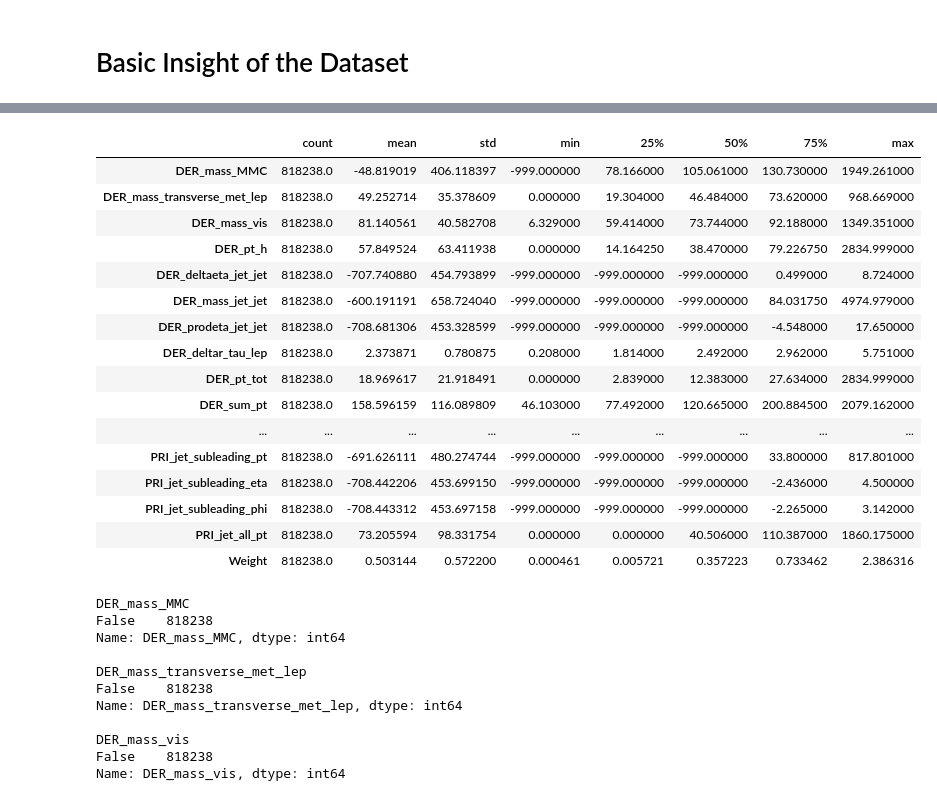
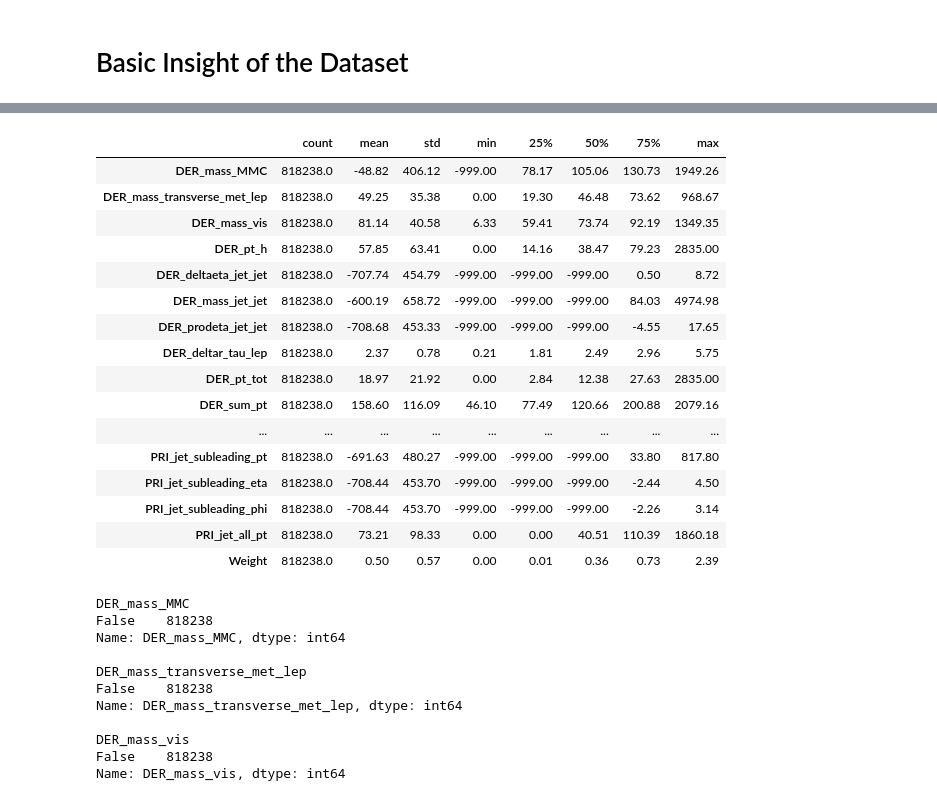
Before and after one commit to Brighton94/higgs-boson-machine-learning-project, a Jupyter notebook: atlas_higgs_challenge.ipynb, the cells around one changed output, grey strips where cells are left out. Saved outputs shown, nothing was run; the diff lists cells and outputs as text; code cells hidden in the pictures.

```diff
--- a/atlas_higgs_challenge.ipynb
+++ b/atlas_higgs_challenge.ipynb
@@ -166,25 +166,25 @@ Weight                         float64
 Label                           object
 dtype: object
 # %%
-df.describe().T
+round(df.describe().T, 2)
 # %% [output]
 |  | count | mean | std | min | 25% | 50% | 75% | max |
-| DER_mass_MMC | 818238.0 | -48.819019 | 406.118397 | -999.000000 | 78.166000 | 105.061000 | 130.730000 | 1949.261000 |
-| DER_mass_transverse_met_lep | 818238.0 | 49.252714 | 35.378609 | 0.000000 | 19.304000 | 46.484000 | 73.620000 | 968.669000 |
-| DER_mass_vis | 818238.0 | 81.140561 | 40.582708 | 6.329000 | 59.414000 | 73.744000 | 92.188000 | 1349.351000 |
-| DER_pt_h | 818238.0 | 57.849524 | 63.411938 | 0.000000 | 14.164250 | 38.470000 | 79.226750 | 2834.999000 |
-| DER_deltaeta_jet_jet | 818238.0 | -707.740880 | 454.793899 | -999.000000 | -999.000000 | -999.000000 | 0.499000 | 8.724000 |
-| DER_mass_jet_jet | 818238.0 | -600.191191 | 658.724040 | -999.000000 | -999.000000 | -999.000000 | 84.031750 | 4974.979000 |
-| DER_prodeta_jet_jet | 818238.0 | -708.681306 | 453.328599 | -999.000000 | -999.000000 | -999.000000 | -4.548000 | 17.650000 |
-| DER_deltar_tau_lep | 818238.0 | 2.373871 | 0.780875 | 0.208000 | 1.814000 | 2.492000 | 2.962000 | 5.751000 |
-| DER_pt_tot | 818238.0 | 18.969617 | 21.918491 | 0.000000 | 2.839000 | 12.383000 | 27.634000 | 2834.999000 |
-| DER_sum_pt | 818238.0 | 158.596159 | 116.089809 | 46.103000 | 77.492000 | 120.665000 | 200.884500 | 2079.162000 |
+| DER_mass_MMC | 818238.0 | -48.82 | 406.12 | -999.00 | 78.17 | 105.06 | 130.73 | 1949.26 |
+| DER_mass_transverse_met_lep | 818238.0 | 49.25 | 35.38 | 0.00 | 19.30 | 46.48 | 73.62 | 968.67 |
+| DER_mass_vis | 818238.0 | 81.14 | 40.58 | 6.33 | 59.41 | 73.74 | 92.19 | 1349.35 |
+| DER_pt_h | 818238.0 | 57.85 | 63.41 | 0.00 | 14.16 | 38.47 | 79.23 | 2835.00 |
+| DER_deltaeta_jet_jet | 818238.0 | -707.74 | 454.79 | -999.00 | -999.00 | -999.00 | 0.50 | 8.72 |
+| DER_mass_jet_jet | 818238.0 | -600.19 | 658.72 | -999.00 | -999.00 | -999.00 | 84.03 | 4974.98 |
+| DER_prodeta_jet_jet | 818238.0 | -708.68 | 453.33 | -999.00 | -999.00 | -999.00 | -4.55 | 17.65 |
+| DER_deltar_tau_lep | 818238.0 | 2.37 | 0.78 | 0.21 | 1.81 | 2.49 | 2.96 | 5.75 |
+| DER_pt_tot | 818238.0 | 18.97 | 21.92 | 0.00 | 2.84 | 12.38 | 27.63 | 2835.00 |
+| DER_sum_pt | 818238.0 | 158.60 | 116.09 | 46.10 | 77.49 | 120.66 | 200.88 | 2079.16 |
 | ... | ... | ... | ... | ... | ... | ... | ... | ... |
-| PRI_jet_subleading_pt | 818238.0 | -691.626111 | 480.274744 | -999.000000 | -999.000000 | -999.000000 | 33.800000 | 817.801000 |
-| PRI_jet_subleading_eta | 818238.0 | -708.442206 | 453.699150 | -999.000000 | -999.000000 | -999.000000 | -2.436000 | 4.500000 |
-| PRI_jet_subleading_phi | 818238.0 | -708.443312 | 453.697158 | -999.000000 | -999.000000 | -999.000000 | -2.265000 | 3.142000 |
-| PRI_jet_all_pt | 818238.0 | 73.205594 | 98.331754 | 0.000000 | 0.000000 | 40.506000 | 110.387000 | 1860.175000 |
-| Weight | 818238.0 | 0.503144 | 0.572200 | 0.000461 | 0.005721 | 0.357223 | 0.733462 | 2.386316 |
+| PRI_jet_subleading_pt | 818238.0 | -691.63 | 480.27 | -999.00 | -999.00 | -999.00 | 33.80 | 817.80 |
+| PRI_jet_subleading_eta | 818238.0 | -708.44 | 453.70 | -999.00 | -999.00 | -999.00 | -2.44 | 4.50 |
+| PRI_jet_subleading_phi | 818238.0 | -708.44 | 453.70 | -999.00 | -999.00 | -999.00 | -2.26 | 3.14 |
+| PRI_jet_all_pt | 818238.0 | 73.21 | 98.33 | 0.00 | 0.00 | 40.51 | 110.39 | 1860.18 |
+| Weight | 818238.0 | 0.50 | 0.57 | 0.00 | 0.01 | 0.36 | 0.73 | 2.39 |
 # %%
 #df.info
 # %%
```
Also changed, not shown: parts of 37 cells of this notebook.
